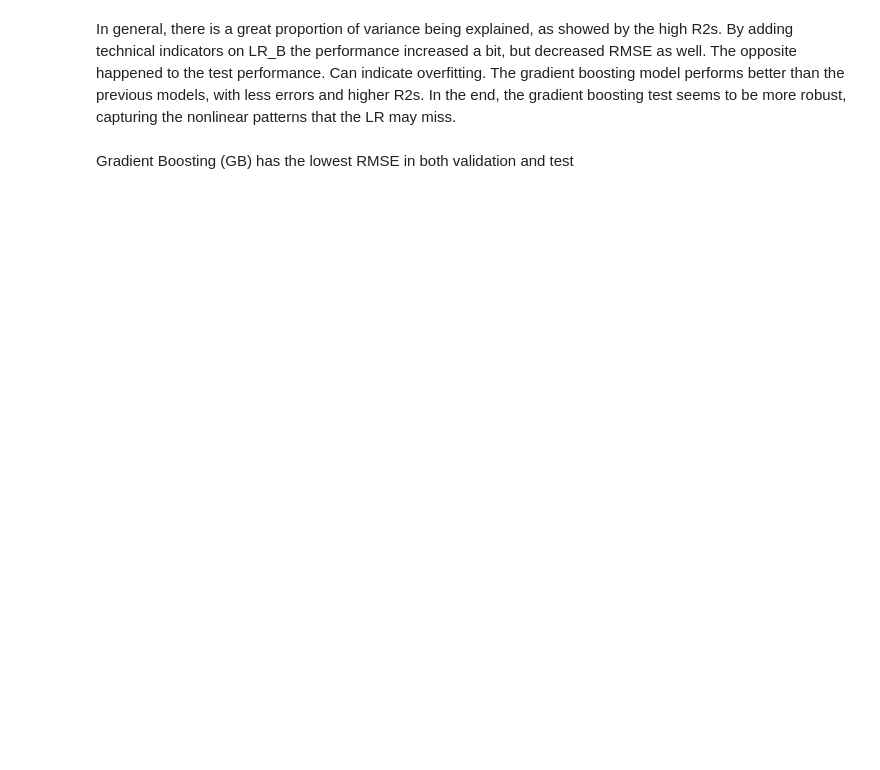
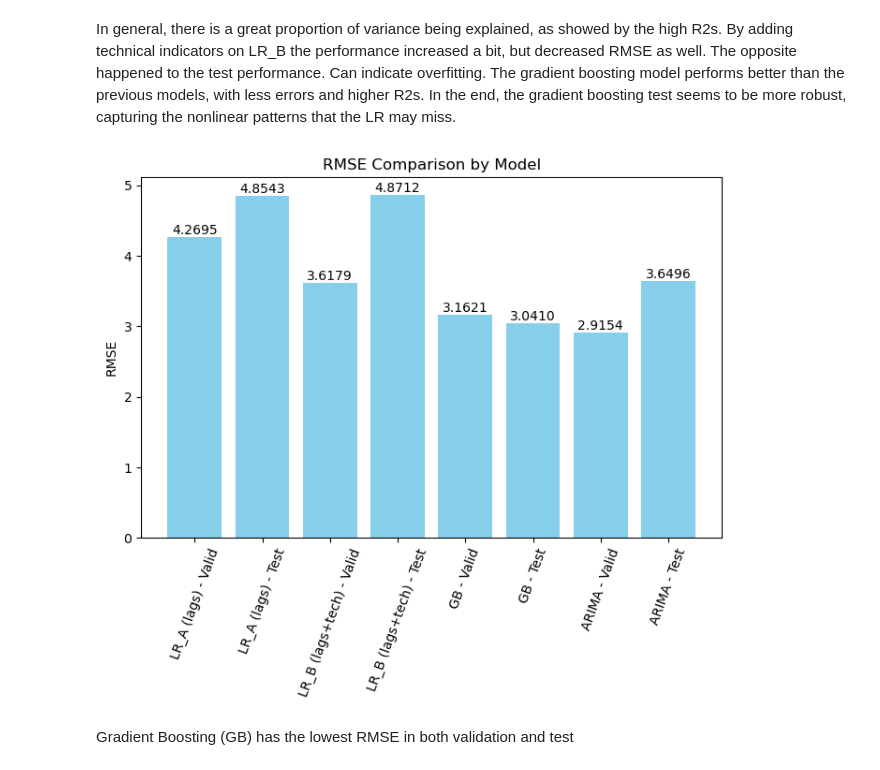
Before and after one commit to bruno-sassi/data_analytics_MSc, a Jupyter notebook: Projects/CaseStudy3/CaseProject/mlr_&_gradientboosting.ipynb, the cells around one changed output. Saved outputs shown, nothing was run; the diff lists cells and outputs as text; code cells hidden in the pictures; blank space fills up the shorter version.

```diff
--- a/Projects/CaseStudy3/CaseProject/mlr_&_gradientboosting.ipynb
+++ b/Projects/CaseStudy3/CaseProject/mlr_&_gradientboosting.ipynb
@@ -238,11 +422,21 @@ The gradient boosting model performs better than the previous models, with less
 In the end, the gradient boosting test seems to be more robust, capturing the nonlinear patterns that the LR may miss.
 # %%
 plt.figure(figsize=(8,5))
-plt.bar(results_df["Model"], results_df["RMSE"], color="skyblue")
-plt.xticks(rotation=45)
+bars = plt.bar(results_df["Model"], results_df["RMSE"], color="skyblue")
+for bar in bars:
+    height = bar.get_height()
+    plt.text(
+        bar.get_x() + bar.get_width()/2,   # x-position (center of the bar)
+        height,                            # y-position (top of the bar)
+        f"{height:.4f}",                   # label text (2 decimal places)
+        ha="center", va="bottom"           # center align horizontally, place above bar
+    )
+plt.xticks(rotation=70)
 plt.title("RMSE Comparison by Model")
 plt.ylabel("RMSE")
 plt.show()
+# %% [output]
+[figure, added]
 # %% [markdown]
 Gradient Boosting (GB) has the lowest RMSE in both validation and test
 # %%
```
Also changed, not shown: parts of 38 cells of this notebook.
